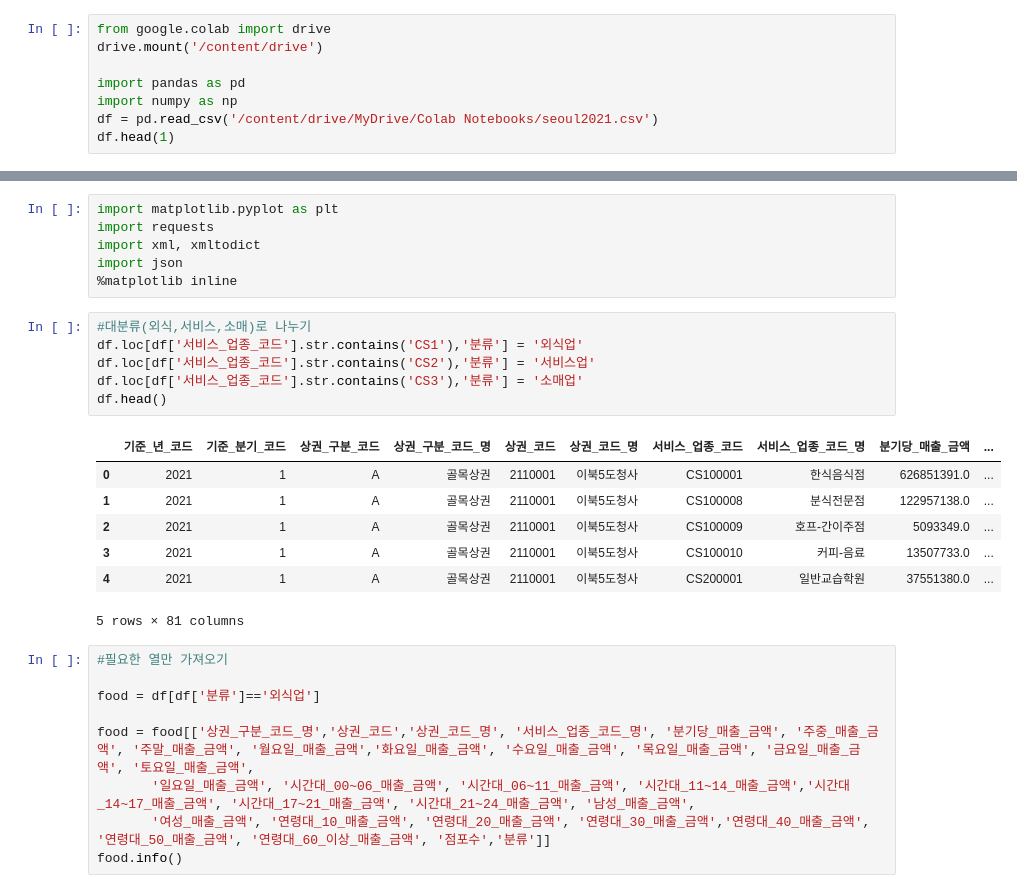
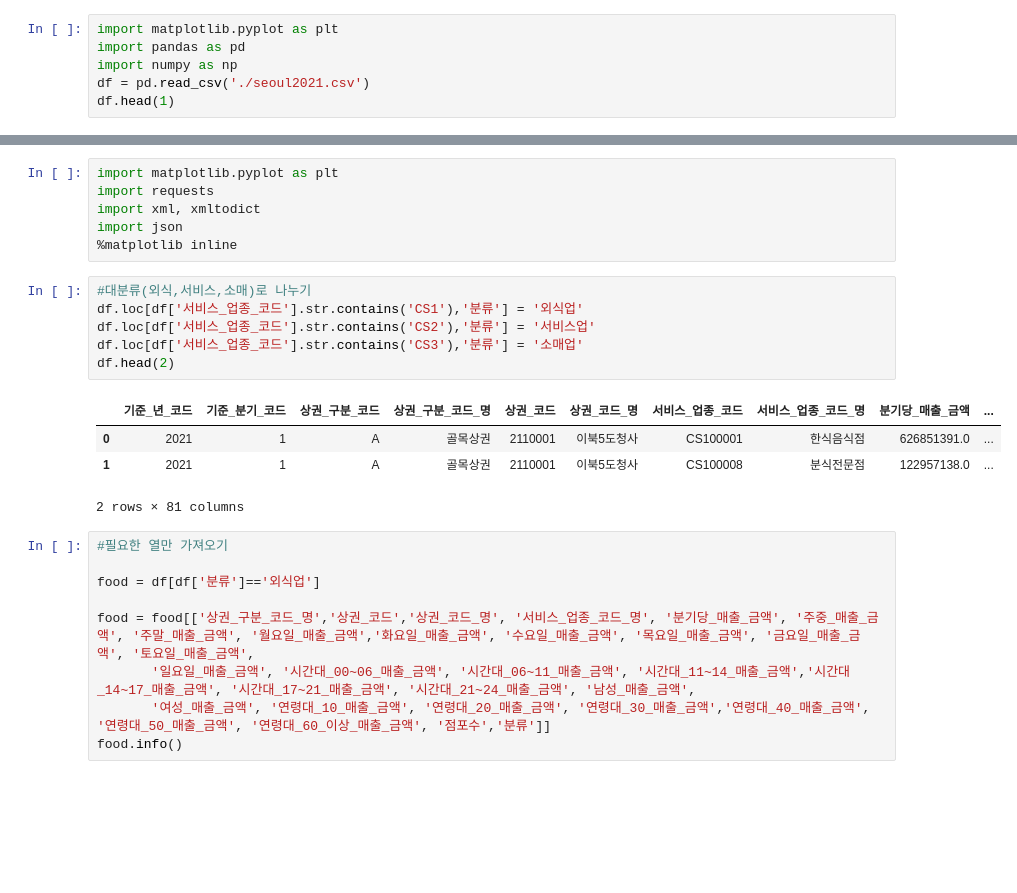
Before and after one commit to junhokim42/Python_study, a Jupyter notebook: Bigdata_training/Bigdata_analysis/Bigdata_project/final_seoul.ipynb, the cells around one changed output, grey strips where cells are left out. Cells and saved outputs as stored; diff of their text form; blank space fills up the shorter version.

```diff
--- a/Bigdata_training/Bigdata_analysis/Bigdata_project/final_seoul.ipynb
+++ b/Bigdata_training/Bigdata_analysis/Bigdata_project/final_seoul.ipynb
@@ -28,9 +39,7 @@ plt.rc('font', family='NanumBarunGothic')
 # %%
-from google.colab import drive
-drive.mount('/content/drive')
-
+import matplotlib.pyplot as plt
 import pandas as pd
 import numpy as np
-df = pd.read_csv('/content/drive/MyDrive/Colab Notebooks/seoul2021.csv')
+df = pd.read_csv('./seoul2021.csv')
 df.head(1)
 # %% [output]
@@ -55,17 +74,14 @@ import json
 # %%
 #대분류(외식,서비스,소매)로 나누기
 df.loc[df['서비스_업종_코드'].str.contains('CS1'),'분류'] = '외식업'
 df.loc[df['서비스_업종_코드'].str.contains('CS2'),'분류'] = '서비스업'
 df.loc[df['서비스_업종_코드'].str.contains('CS3'),'분류'] = '소매업'
-df.head()
+df.head(2)
 # %% [output]
 |  | 기준_년_코드 | 기준_분기_코드 | 상권_구분_코드 | 상권_구분_코드_명 | 상권_코드 | 상권_코드_명 | 서비스_업종_코드 | 서비스_업종_코드_명 | 분기당_매출_금액 | ... |
 | 0 | 2021 | 1 | A | 골목상권 | 2110001 | 이북5도청사 | CS100001 | 한식음식점 | 626851391.0 | ... |
 | 1 | 2021 | 1 | A | 골목상권 | 2110001 | 이북5도청사 | CS100008 | 분식전문점 | 122957138.0 | ... |
-| 2 | 2021 | 1 | A | 골목상권 | 2110001 | 이북5도청사 | CS100009 | 호프-간이주점 | 5093349.0 | ... |
-| 3 | 2021 | 1 | A | 골목상권 | 2110001 | 이북5도청사 | CS100010 | 커피-음료 | 13507733.0 | ... |
-| 4 | 2021 | 1 | A | 골목상권 | 2110001 | 이북5도청사 | CS200001 | 일반교습학원 | 37551380.0 | ... |
-5 rows × 81 columns
+2 rows × 81 columns
 # %%
 #필요한 열만 가져오기
 
```
Also changed, not shown: parts of 5 cells of this notebook, 1 other file.
